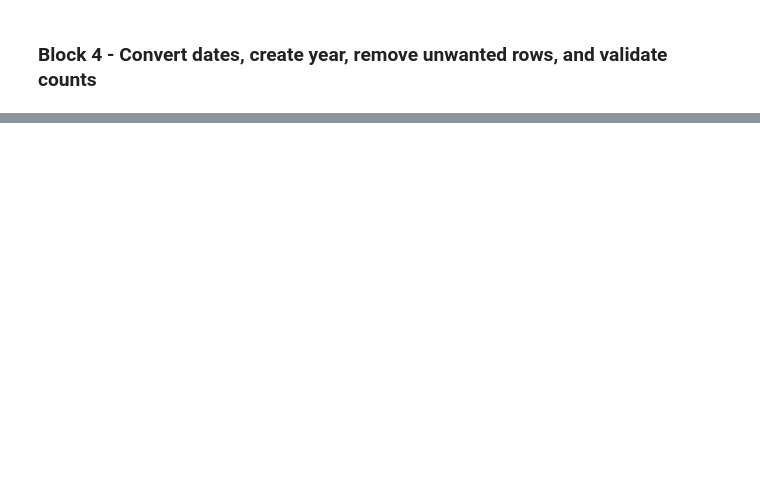
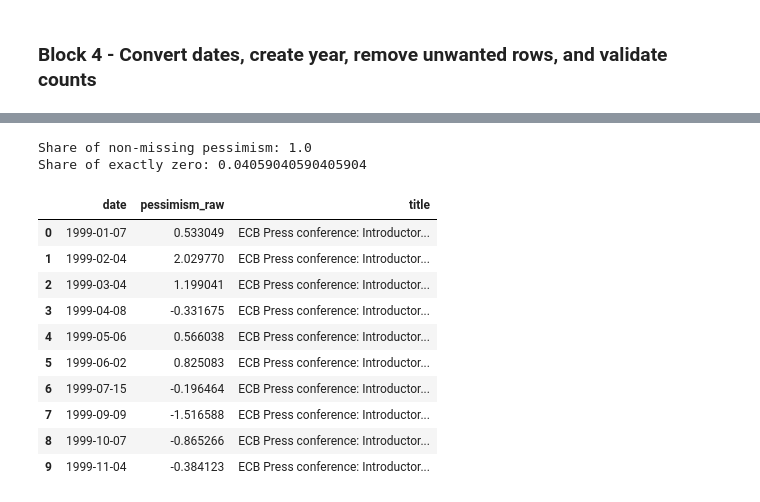
Before and after one commit to emschutt/NLP_on_ECB_Speeches, a Jupyter notebook: nlp_ecb_v0.ipynb, the cells around one changed output, grey strips where cells are left out. Saved outputs shown, nothing was run; the diff lists cells and outputs as text; code cells hidden in the pictures; blank space fills up the shorter version.

```diff
--- a/nlp_ecb_v0.ipynb
+++ b/nlp_ecb_v0.ipynb
@@ -194,0 +451,18 @@ assert df["date"].is_monotonic_increasing
+# %%
+print("Share of non-missing pessimism:", df["pessimism_raw"].notna().mean())
+print("Share of exactly zero:", (df["pessimism_raw"] == 0).mean())
+df[["date", "pessimism_raw", "title"]].head()
+# %% [output]
+Share of non-missing pessimism: 1.0
+Share of exactly zero: 0.04059040590405904
+|  | date | pessimism_raw | title |
+| 0 | 1999-01-07 | 0.533049 | ECB Press conference: Introductor... |
+| 1 | 1999-02-04 | 2.029770 | ECB Press conference: Introductor... |
+| 2 | 1999-03-04 | 1.199041 | ECB Press conference: Introductor... |
+| 3 | 1999-04-08 | -0.331675 | ECB Press conference: Introductor... |
+| 4 | 1999-05-06 | 0.566038 | ECB Press conference: Introductor... |
+| 5 | 1999-06-02 | 0.825083 | ECB Press conference: Introductor... |
+| 6 | 1999-07-15 | -0.196464 | ECB Press conference: Introductor... |
+| 7 | 1999-09-09 | -1.516588 | ECB Press conference: Introductor... |
+| 8 | 1999-10-07 | -0.865266 | ECB Press conference: Introductor... |
+| 9 | 1999-11-04 | -0.384123 | ECB Press conference: Introductor... |
```
Also changed, not shown: parts of 11 cells of this notebook.
